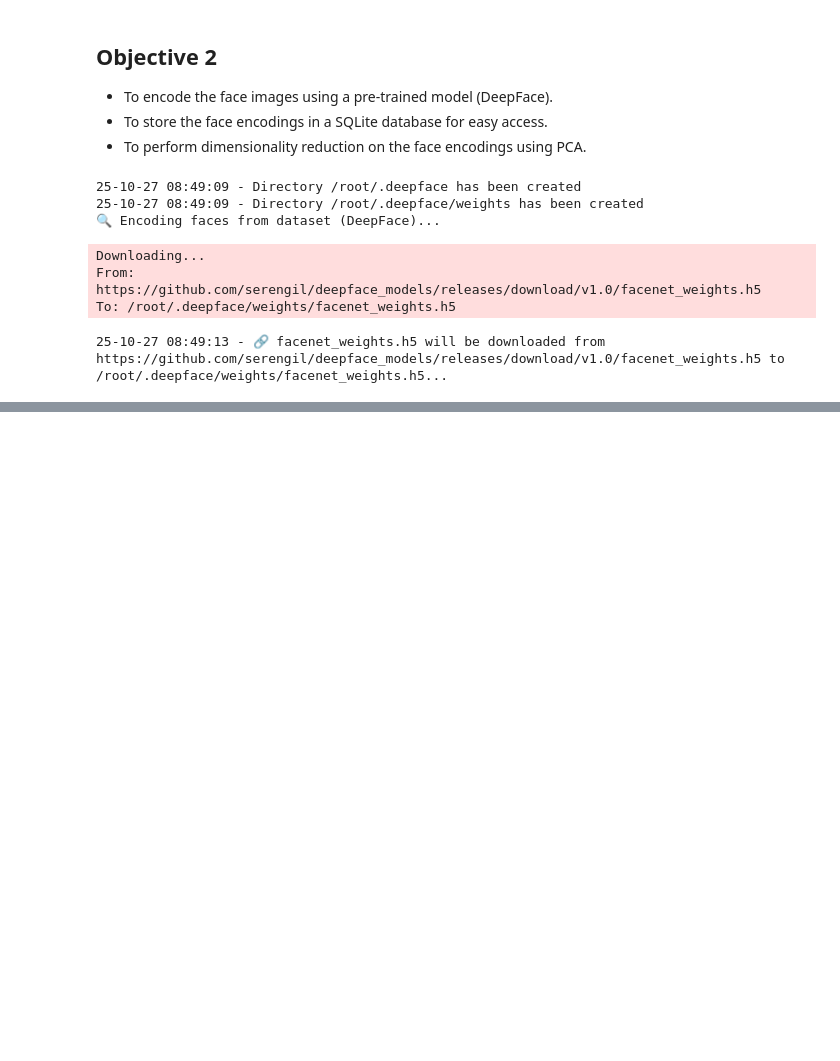
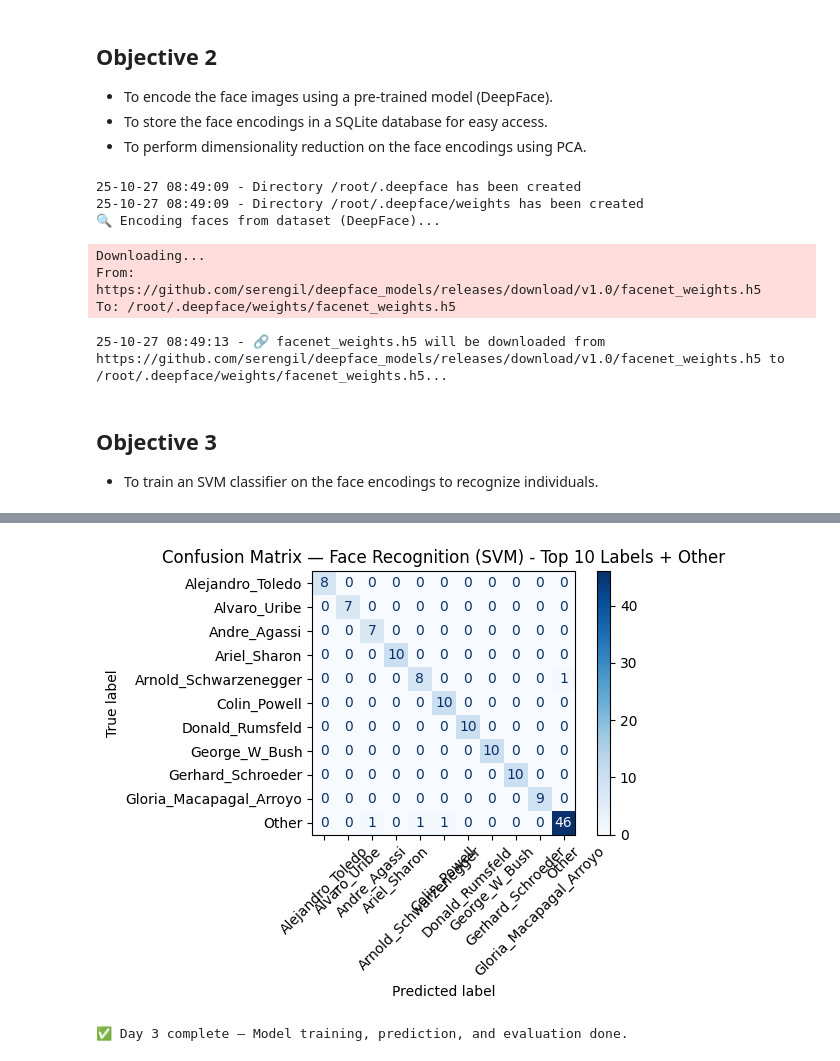
Before and after one commit to NeuroNautX/IDC409---Project, a Jupyter notebook: IDC409_Project.ipynb, the cells around one changed output, grey strips where cells are left out. Saved outputs shown, nothing was run; the diff lists cells and outputs as text; code cells hidden in the pictures; blank space fills up the shorter version.

Commit message:
Add files via upload
Model Training & Prediction (SVM Classifier)

```diff
--- a/IDC409_Project.ipynb
+++ b/IDC409_Project.ipynb
@@ -214,3 +214,75 @@ Downloading...
 From: https://github.com/serengil/deepface_models/releases/download/v1.0/facenet_weights.h5
 To: /root/.deepface/weights/facenet_weights.h5
 25-10-27 08:49:13 - 🔗 facenet_weights.h5 will be downloaded from https://github.com/serengil/deepface_models/releases/download/v1.0/facenet_weights.h5 to /root/.deepface/weights/facenet_weights.h5...
+# %% [markdown]
+## Objective 3
+- To train an SVM classifier on the face encodings to recognize individuals.
+# %%
+# =============================================
+# Model Training & Prediction (SVM Classifier)
+# =============================================
+
+# Step 0: Imports
+import pandas as pd
+import numpy as np
+from sklearn.svm import SVC
+from sklearn.model_selection import train_test_split
+from sklearn.metrics import accuracy_score, confusion_matrix, ConfusionMatrixDisplay
+import matplotlib.pyplot as plt
+import joblib # Import joblib to save the model
+
+# Step 1: Load Encoded Dataset
+# You can choose either the full encoding or the PCA-reduced one
+df = pd.read_csv("lfw_faces_reduced.csv")  # or "lfw_face_encodings.csv" if you skipped PCA
+
+print("📂 Dataset loaded:", df.shape)
+print(df.head())
+
+# Step 2: Prepare Features and Labels
+X = df.drop(columns=["label"]).values
+y = df["label"].values
+
+# Split into training and testing sets (80 % / 20 %)
+X_train, X_test, y_train, y_test = train_test_split(
+    X, y, test_size=0.2, random_state=42, stratify=y
+)
+print(f"✅ Train size: {X_train.shape}, Test size: {X_test.shape}")
+
+# Step 3: Train SVM Model
+print("🧠 Training SVM classifier...")
+model = SVC(kernel="linear", probability=True)
+model.fit(X_train, y_train)
+
+# Step 3a: Save the trained model
+model_filename = "svm_128D_model.pkl" # Naming convention: svm_DimensionsOfFeatures_model.pkl
+joblib.dump(model, model_filename)
+print(f"💾 Saved trained SVM model to {model_filename}")
+
+
+# Step 4: Predictions & Accuracy
+y_pred = model.predict(X_test)
+accuracy = accuracy_score(y_test, y_pred)
+print(f"🎯 Model Accuracy: {accuracy*100:.2f}%")
+
+# Step 5: Confusion Matrix
+# Select top N labels for clearer visualization
+top_n = 10
+label_counts = pd.Series(y_test).value_counts()
+top_labels = label_counts.nlargest(top_n).index.tolist()
+
+# Map labels to 'Other' if not in top_labels
+y_test_filtered = [label if label in top_labels else 'Other' for label in y_test]
+y_pred_filtered = [label if label in top_labels else 'Other' for label in y_pred]
+
+# Get unique labels from the filtered lists
+unique_filtered_labels = sorted(list(set(y_test_filtered + y_pred_filtered)))
+
+cm = confusion_matrix(y_test_filtered, y_pred_filtered, labels=unique_filtered_labels)
+disp = ConfusionMatrixDisplay(confusion_matrix=cm, display_labels=unique_filtered_labels)
+disp.plot(cmap="Blues", xticks_rotation=45)
+plt.title(f"Confusion Matrix — Face Recognition (SVM) - Top {top_n} Labels + Other")
+plt.tight_layout()
+plt.show()
+
+print("✅ Day 3 complete — Model training, prediction, and evaluation done.")
+# %% [output]
@@ -216,0 +307,2 @@ To: /root/.deepface/weights/facenet_weights.h5
+[figure, added]
+✅ Day 3 complete — Model training, prediction, and evaluation done.
```
Also changed, not shown: parts of 1 cell of this notebook.
